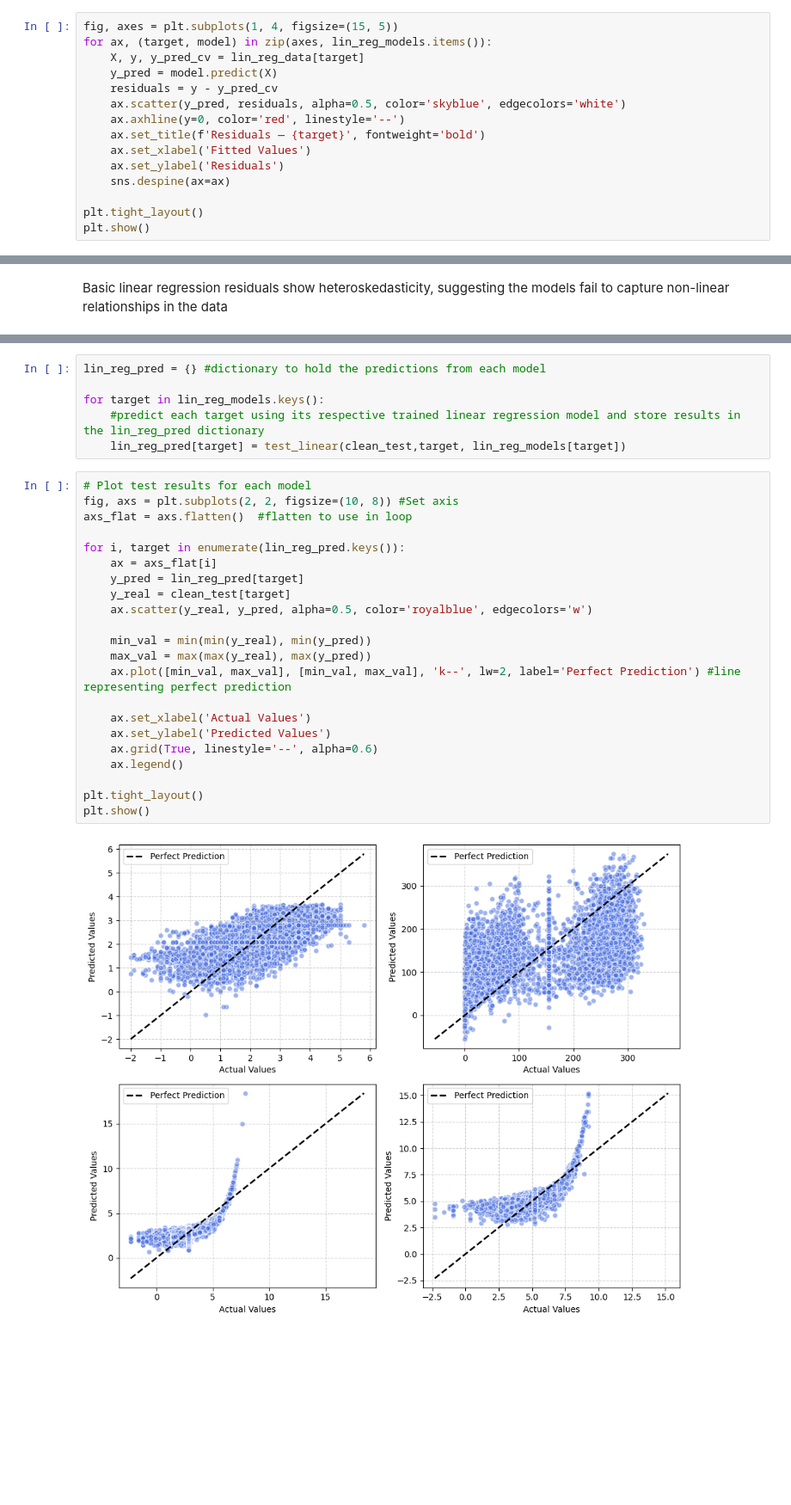
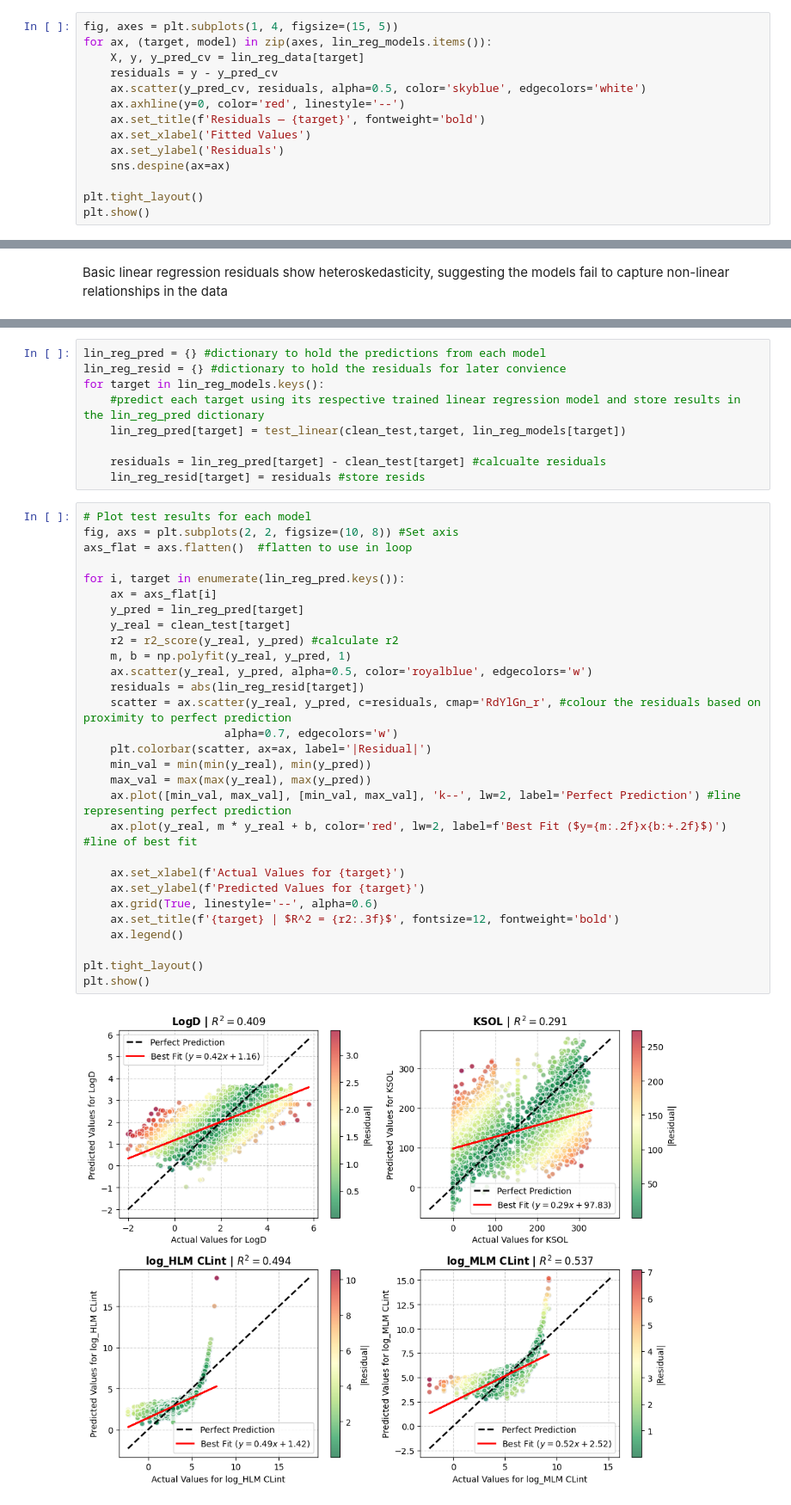
Before and after one commit to JacobMastrandrea/ADMET-Drug-Predictor, a Jupyter notebook: notebooks/baseline_model.ipynb, the cells around one changed output, grey strips where cells are left out. Shown at 86% size. Saved outputs shown, nothing was run; the diff lists cells and outputs as text; blank space fills up the shorter version.

Commit message:
Essentially wrapped up linear regression/lasso baseline test, with mixed results. Next step is more advanced modelling, which should capture more non-linear relationships

```diff
--- a/notebooks/baseline_model.ipynb
+++ b/notebooks/baseline_model.ipynb
@@ -92,9 +98,8 @@ plt.show()
 fig, axes = plt.subplots(1, 4, figsize=(15, 5))
 for ax, (target, model) in zip(axes, lin_reg_models.items()):
     X, y, y_pred_cv = lin_reg_data[target]
-    y_pred = model.predict(X)
     residuals = y - y_pred_cv
-    ax.scatter(y_pred, residuals, alpha=0.5, color='skyblue', edgecolors='white')
+    ax.scatter(y_pred_cv, residuals, alpha=0.5, color='skyblue', edgecolors='white')
     ax.axhline(y=0, color='red', linestyle='--')
     ax.set_title(f'Residuals — {target}', fontweight='bold')
     ax.set_xlabel('Fitted Values')
@@ -113,30 +115,40 @@ clean_test = preprocess(pd.read_csv("../data/raw/test_raw.csv"))
 # %%
 lin_reg_pred = {} #dictionary to hold the predictions from each model
-
+lin_reg_resid = {} #dictionary to hold the residuals for later convience
 for target in lin_reg_models.keys():
     #predict each target using its respective trained linear regression model and store results in the lin_reg_pred dictionary
     lin_reg_pred[target] = test_linear(clean_test,target, lin_reg_models[target])
+
+    residuals = lin_reg_pred[target] - clean_test[target] #calcualte residuals
+    lin_reg_resid[target] = residuals #store resids
 # %%
 # Plot test results for each model
 fig, axs = plt.subplots(2, 2, figsize=(10, 8)) #Set axis
 axs_flat = axs.flatten()  #flatten to use in loop
 
 for i, target in enumerate(lin_reg_pred.keys()):
     ax = axs_flat[i]
     y_pred = lin_reg_pred[target]
     y_real = clean_test[target]
+    r2 = r2_score(y_real, y_pred) #calculate r2
+    m, b = np.polyfit(y_real, y_pred, 1)
     ax.scatter(y_real, y_pred, alpha=0.5, color='royalblue', edgecolors='w')
-
+    residuals = abs(lin_reg_resid[target])
+    scatter = ax.scatter(y_real, y_pred, c=residuals, cmap='RdYlGn_r', #colour the residuals based on proximity to perfect prediction
+                     alpha=0.7, edgecolors='w')
+    plt.colorbar(scatter, ax=ax, label='|Residual|')
     min_val = min(min(y_real), min(y_pred))
     max_val = max(max(y_real), max(y_pred))
     ax.plot([min_val, max_val], [min_val, max_val], 'k--', lw=2, label='Perfect Prediction') #line representing perfect prediction
+    ax.plot(y_real, m * y_real + b, color='red', lw=2, label=f'Best Fit ($y={m:.2f}x{b:+.2f}$)') #line of best fit
 
-    ax.set_xlabel('Actual Values')
-    ax.set_ylabel('Predicted Values')
+    ax.set_xlabel(f'Actual Values for {target}')
+    ax.set_ylabel(f'Predicted Values for {target}')
     ax.grid(True, linestyle='--', alpha=0.6)
+    ax.set_title(f'{target} | $R^2 = {r2:.3f}$', fontsize=12, fontweight='bold')
     ax.legend()
 
 plt.tight_layout()
 plt.show()
 # %% [output]
-[figure, old version]
+[figure, new version]
```
Also changed, not shown: parts of 22 cells of this notebook, 10 other files.
